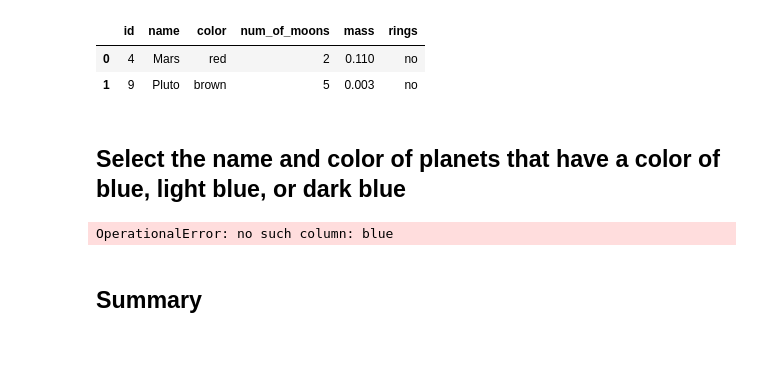
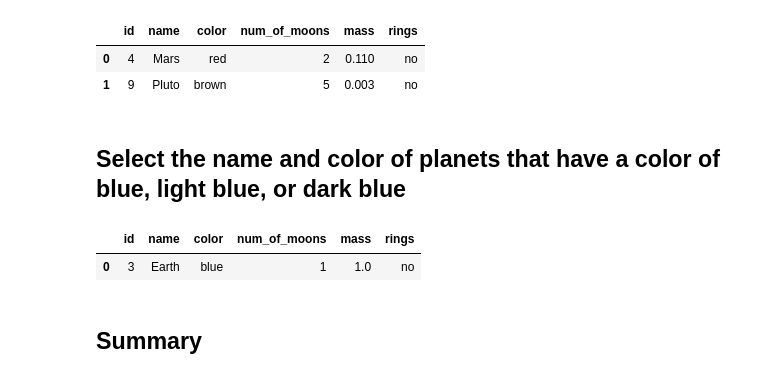
Before and after one commit to moudi85/dsc-1-05-06-selecting-data-lab-nyc-ds-career-031119, a Jupyter notebook: index.ipynb, the cells around one changed output. Cells and saved outputs as stored; diff of their text form; code cells hidden in the pictures; blank space fills up the shorter version.

```diff
--- a/index.ipynb
+++ b/index.ipynb
@@ -307,9 +307,10 @@ sql_select_to_df("""select * from planets where mass < 1 and num_of_moons >1 ;""
 ## Select the name and color of planets that have a color of blue, light blue, or dark blue
 # %%
 #Your code here
-sql_select_to_df("""select * from planets where color = blue;""")
+sql_select_to_df("""select * from planets where color = 'blue';""")
 # %% [output]
-OperationalError: no such column: blue
+|  | id | name | color | num_of_moons | mass | rings |
+| 0 | 3 | Earth | blue | 1 | 1.0 | no |
 # %% [markdown]
 ## Summary
 # %% [markdown]
```
